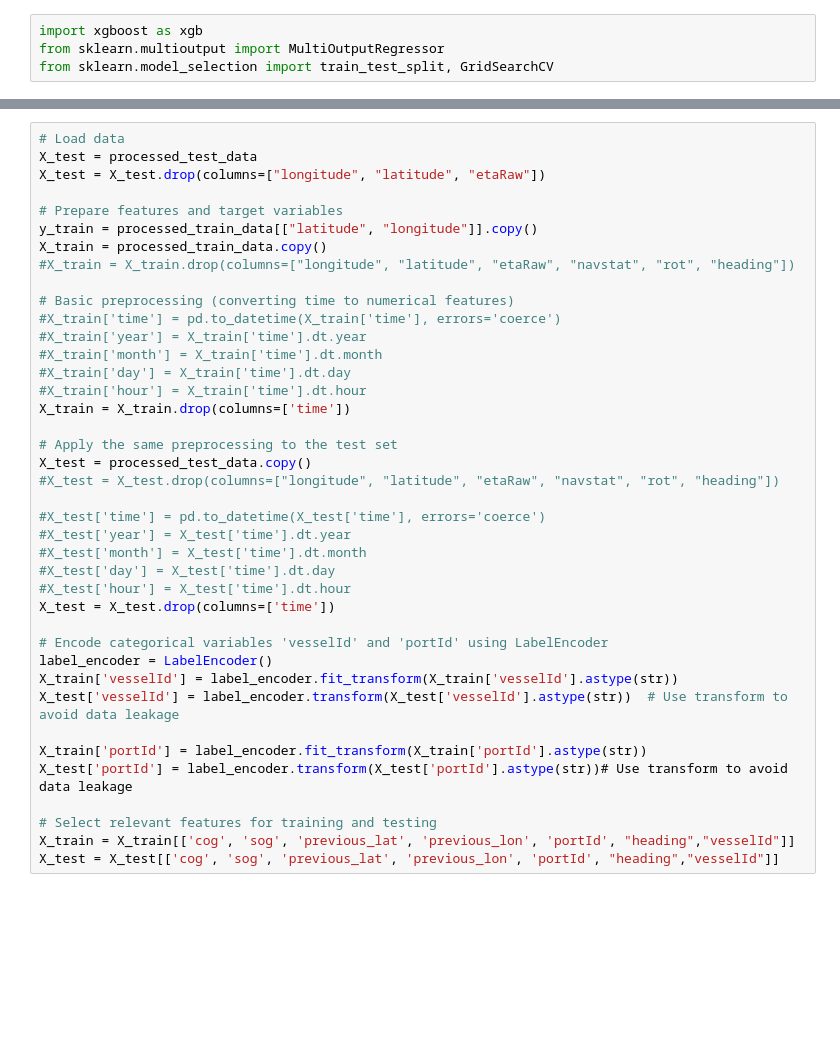
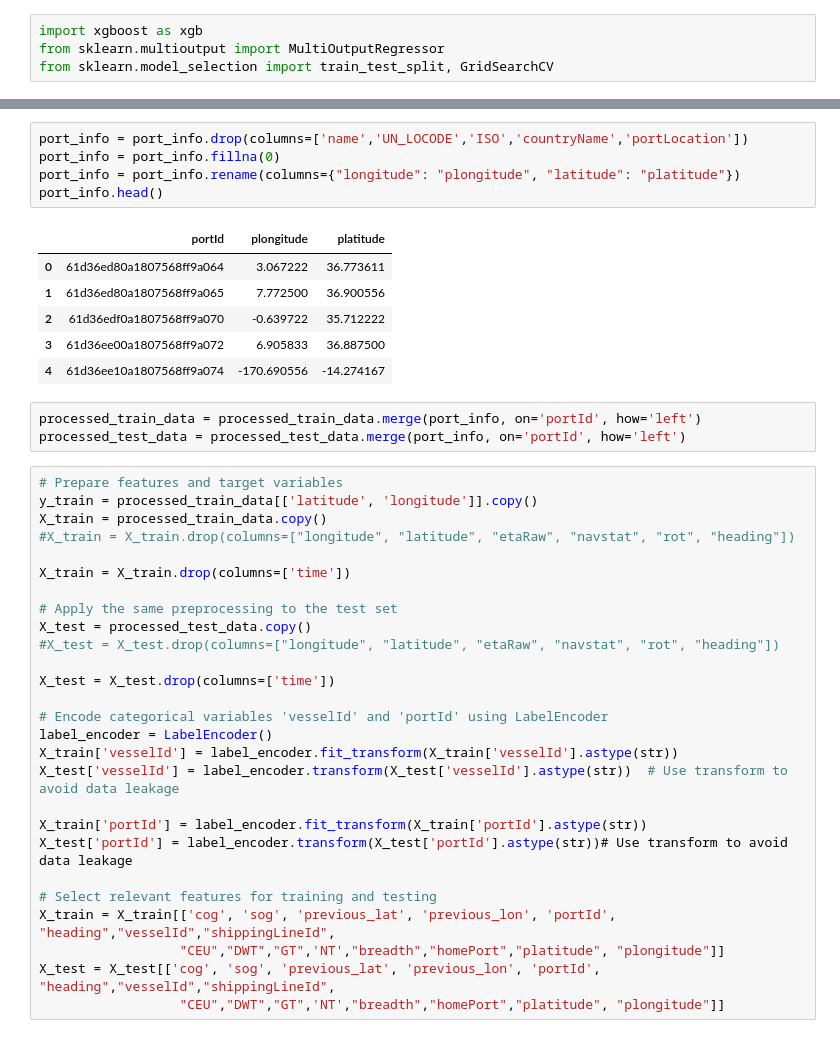
Before and after one commit to art-test-stack/vessel_position_forecast, a Jupyter notebook: xgboosttobeupgraded.ipynb, the cells around one changed output, grey strips where cells are left out. Cells and saved outputs as stored; diff of their text form; blank space fills up the shorter version.

```diff
--- a/xgboosttobeupgraded.ipynb
+++ b/xgboosttobeupgraded.ipynb
@@ -73,30 +118,30 @@ processed_test_data.head()
+# %%
+port_info = port_info.drop(columns=['name','UN_LOCODE','ISO','countryName','portLocation'])
+port_info = port_info.fillna(0)
+port_info = port_info.rename(columns={"longitude": "plongitude", "latitude": "platitude"})
+port_info.head()
+# %% [output]
+|  | portId | plongitude | platitude |
+| 0 | 61d36ed80a1807568ff9a064 | 3.067222 | 36.773611 |
+| 1 | 61d36ed80a1807568ff9a065 | 7.772500 | 36.900556 |
+| 2 | 61d36edf0a1807568ff9a070 | -0.639722 | 35.712222 |
+| 3 | 61d36ee00a1807568ff9a072 | 6.905833 | 36.887500 |
+| 4 | 61d36ee10a1807568ff9a074 | -170.690556 | -14.274167 |
+# %%
+processed_train_data = processed_train_data.merge(port_info, on='portId', how='left')
+processed_test_data = processed_test_data.merge(port_info, on='portId', how='left')
 # %%
-# Load data
-X_test = processed_test_data
-X_test = X_test.drop(columns=["longitude", "latitude", "etaRaw"])
-
 # Prepare features and target variables
-y_train = processed_train_data[["latitude", "longitude"]].copy()
+y_train = processed_train_data[['latitude', 'longitude']].copy()
 X_train = processed_train_data.copy()
 #X_train = X_train.drop(columns=["longitude", "latitude", "etaRaw", "navstat", "rot", "heading"])
 
-# Basic preprocessing (converting time to numerical features)
-#X_train['time'] = pd.to_datetime(X_train['time'], errors='coerce')
-#X_train['year'] = X_train['time'].dt.year
-#X_train['month'] = X_train['time'].dt.month
-#X_train['day'] = X_train['time'].dt.day
-#X_train['hour'] = X_train['time'].dt.hour
 X_train = X_train.drop(columns=['time'])
 
 # Apply the same preprocessing to the test set
 X_test = processed_test_data.copy()
 #X_test = X_test.drop(columns=["longitude", "latitude", "etaRaw", "navstat", "rot", "heading"])
 
-#X_test['time'] = pd.to_datetime(X_test['time'], errors='coerce')
-#X_test['year'] = X_test['time'].dt.year
-#X_test['month'] = X_test['time'].dt.month
-#X_test['day'] = X_test['time'].dt.day
-#X_test['hour'] = X_test['time'].dt.hour
 X_test = X_test.drop(columns=['time'])
 
 # Encode categorical variables 'vesselId' and 'portId' using LabelEncoder
@@ -108,8 +153,10 @@ X_train['portId'] = label_encoder.fit_transform(X_train['portId'].astype(str))
 X_test['portId'] = label_encoder.transform(X_test['portId'].astype(str))# Use transform to avoid data leakage
 
 # Select relevant features for training and testing
-X_train = X_train[['cog', 'sog', 'previous_lat', 'previous_lon', 'portId', "heading","vesselId"]]
-X_test = X_test[['cog', 'sog', 'previous_lat', 'previous_lon', 'portId', "heading","vesselId"]]
+X_train = X_train[['cog', 'sog', 'previous_lat', 'previous_lon', 'portId', "heading","vesselId","shippingLineId",
+                  "CEU","DWT","GT",'NT',"breadth","homePort","platitude", "plongitude"]]
+X_test = X_test[['cog', 'sog', 'previous_lat', 'previous_lon', 'portId', "heading","vesselId","shippingLineId",
+                  "CEU","DWT","GT",'NT',"breadth","homePort","platitude", "plongitude"]]
 # %%
 #juste avec vessel id et pas heading
 best_params = {'colsample_bytree': 0.8,
```
Also changed, not shown: parts of 16 cells of this notebook.
